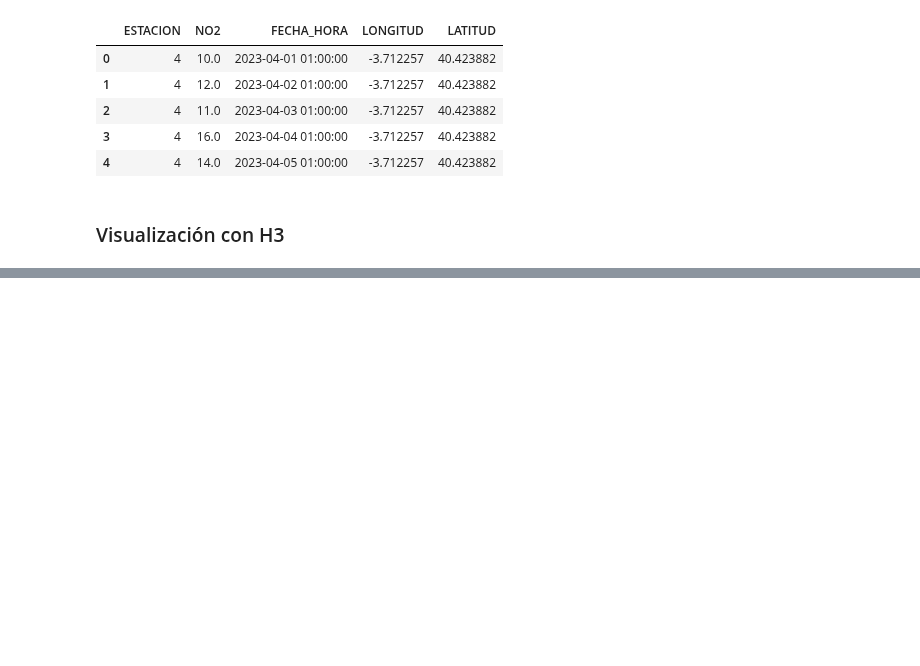
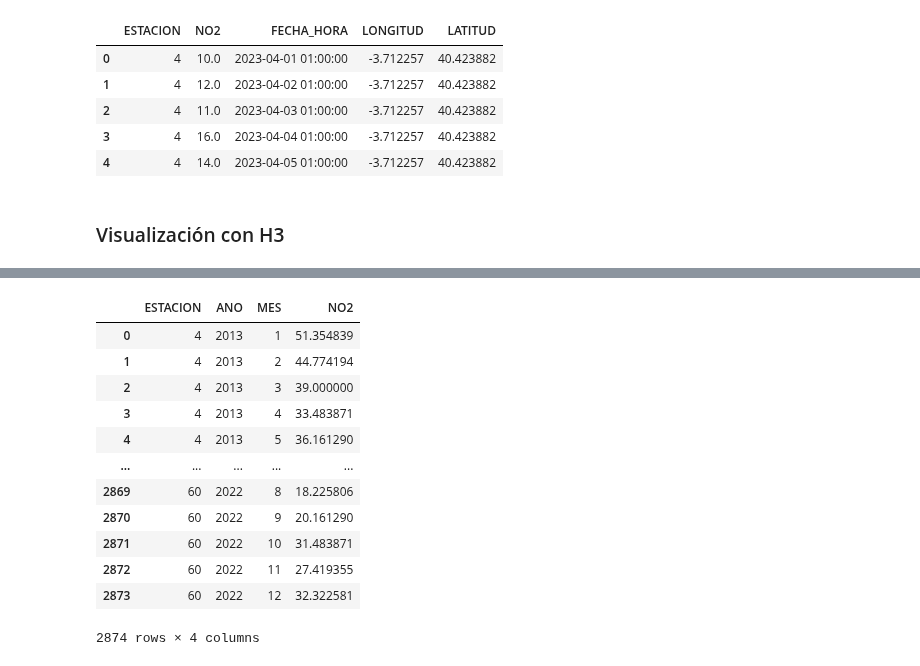
Before and after one commit to charlieciordia/AQ-MAD, a Jupyter notebook: notebook/AQ_Temporal_Insights_Lab.ipynb, the cells around one changed output, grey strips where cells are left out. Saved outputs shown, nothing was run; the diff lists cells and outputs as text; code cells hidden in the pictures; blank space fills up the shorter version.

```diff
--- a/notebook/AQ_Temporal_Insights_Lab.ipynb
+++ b/notebook/AQ_Temporal_Insights_Lab.ipynb
@@ -267,0 +311,18 @@ ggwp.to_csv('../clean_visuals/H3_NO2_2023_time.csv', index = False)
+# %%
+dft = NO2_clean(df_total)
+# %%
+dft
+# %% [output]
+|  | ESTACION | ANO | MES | NO2 |
+| 0 | 4 | 2013 | 1 | 51.354839 |
+| 1 | 4 | 2013 | 2 | 44.774194 |
+| 2 | 4 | 2013 | 3 | 39.000000 |
+| 3 | 4 | 2013 | 4 | 33.483871 |
+| 4 | 4 | 2013 | 5 | 36.161290 |
+| ... | ... | ... | ... | ... |
+| 2869 | 60 | 2022 | 8 | 18.225806 |
+| 2870 | 60 | 2022 | 9 | 20.161290 |
+| 2871 | 60 | 2022 | 10 | 31.483871 |
+| 2872 | 60 | 2022 | 11 | 27.419355 |
+| 2873 | 60 | 2022 | 12 | 32.322581 |
+2874 rows × 4 columns
```
Also changed, not shown: parts of 13 cells of this notebook, 12 other files.
